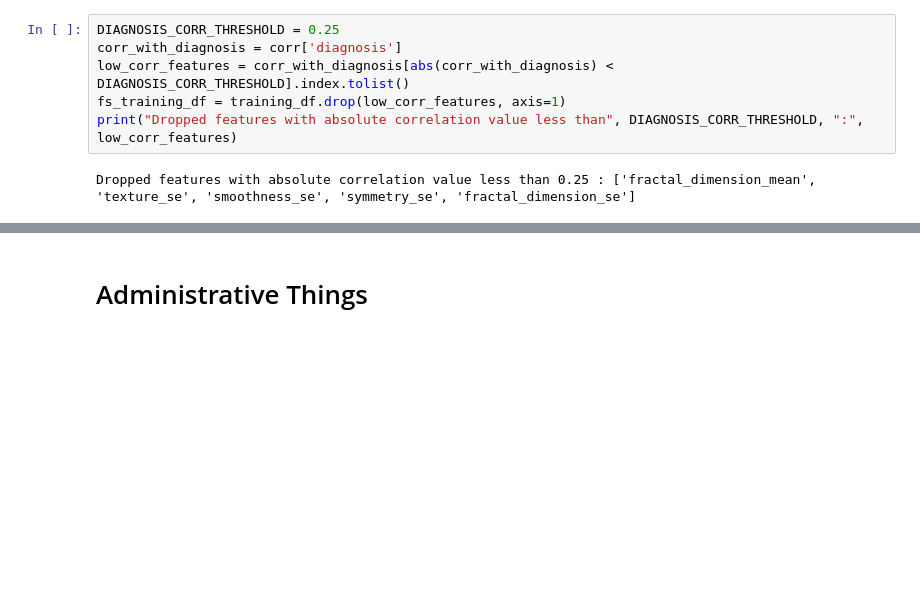
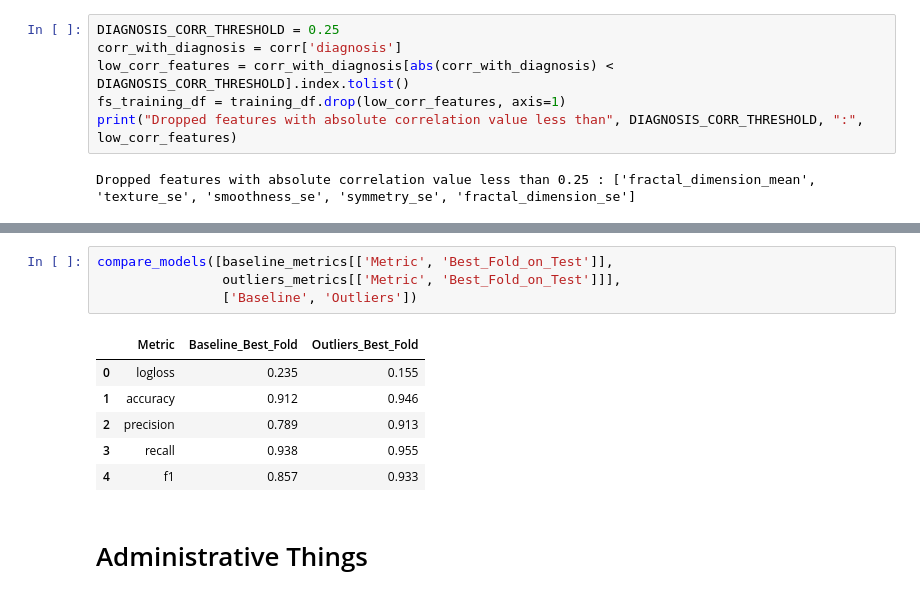
Before and after one commit to Haimzis/KaggleBreastCancerDetection, a Jupyter notebook: pipeline.ipynb, the cells around one changed output, grey strips where cells are left out. Cells and saved outputs as stored; diff of their text form; blank space fills up the shorter version.

```diff
--- a/pipeline.ipynb
+++ b/pipeline.ipynb
@@ -767,3 +791,14 @@ compare_models([baseline_metrics[['Metric', 'Best_Fold_on_Test']],
+# %%
+compare_models([baseline_metrics[['Metric', 'Best_Fold_on_Test']],
+                outliers_metrics[['Metric', 'Best_Fold_on_Test']]],
+                ['Baseline', 'Outliers'])
+# %% [output]
+|  | Metric | Baseline_Best_Fold | Outliers_Best_Fold |
+| 0 | logloss | 0.235 | 0.155 |
+| 1 | accuracy | 0.912 | 0.946 |
+| 2 | precision | 0.789 | 0.913 |
+| 3 | recall | 0.938 | 0.955 |
+| 4 | f1 | 0.857 | 0.933 |
 # %% [markdown]
 # Administrative Things
 # %% [markdown]
```
Also changed, not shown: parts of 7 cells of this notebook.
